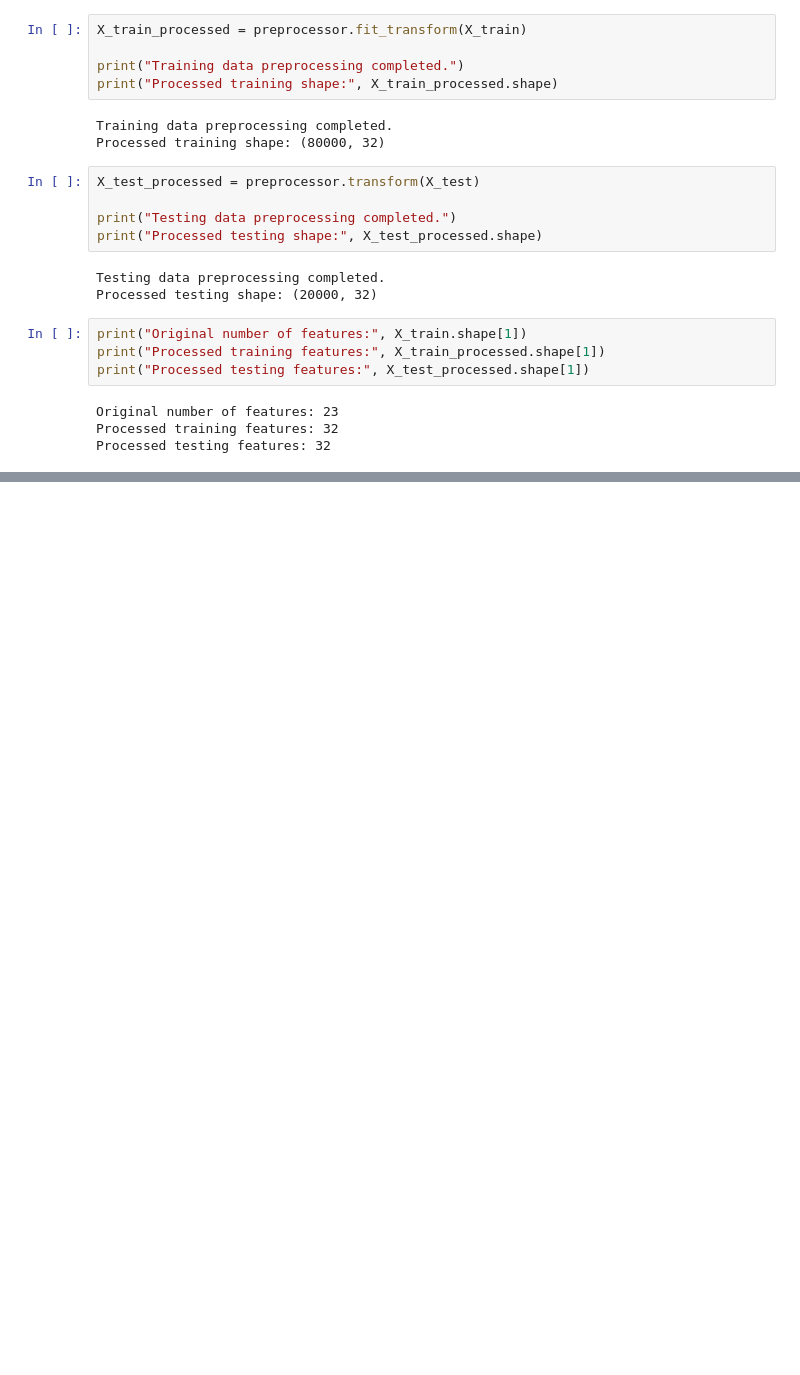
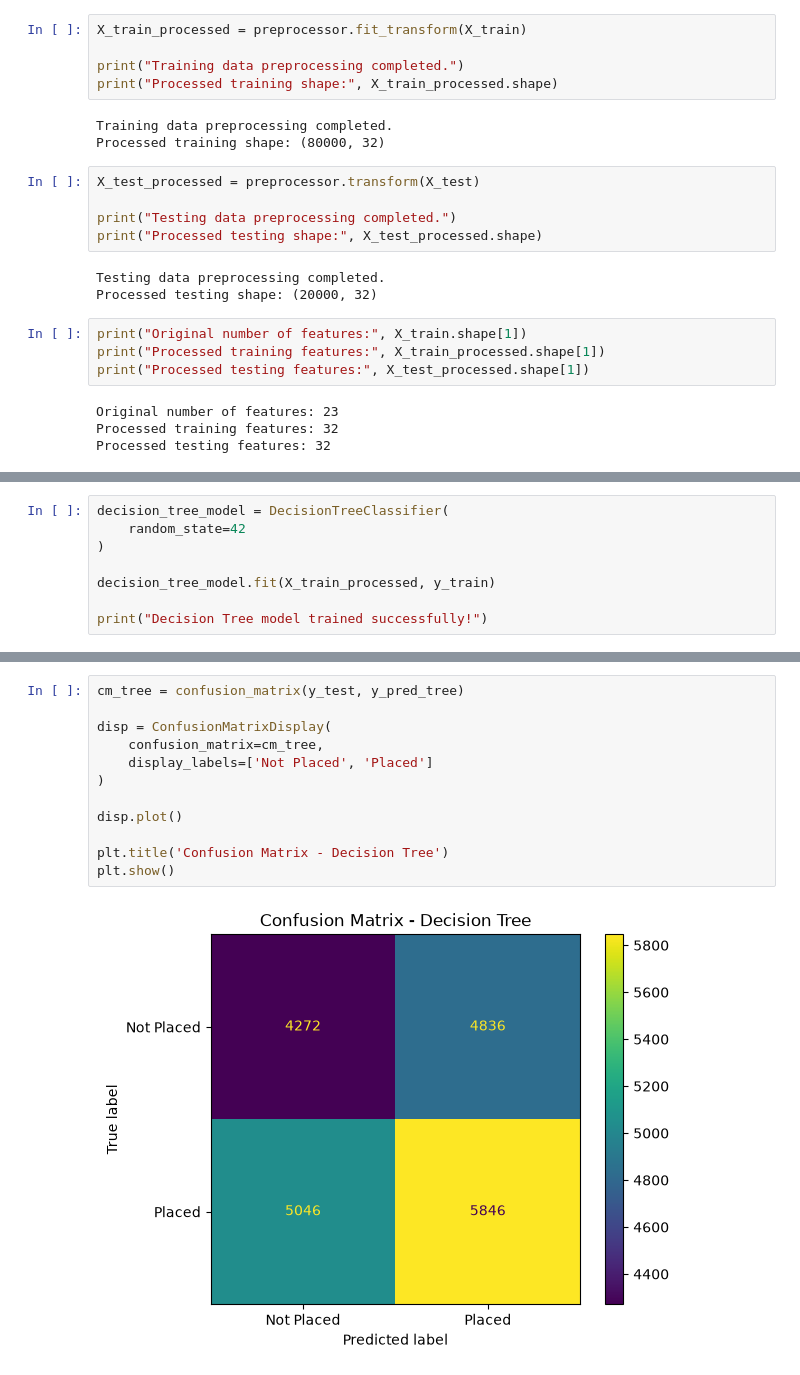
Before and after one commit to coolgeeksnippets/AI-ML-Project-Student_Placement_Prediction_System, a Jupyter notebook: notebooks/analysis.ipynb, the cells around one changed output, grey strips where cells are left out. Cells and saved outputs as stored; diff of their text form; blank space fills up the shorter version.

```diff
--- a/notebooks/analysis.ipynb
+++ b/notebooks/analysis.ipynb
@@ -842,0 +859,8 @@ Processed testing features: 32
+# %%
+decision_tree_model = DecisionTreeClassifier(
+    random_state=42
+)
+
+decision_tree_model.fit(X_train_processed, y_train)
+
+print("Decision Tree model trained successfully!")
@@ -842,0 +985,14 @@ Processed testing features: 32
+# %%
+cm_tree = confusion_matrix(y_test, y_pred_tree)
+
+disp = ConfusionMatrixDisplay(
+    confusion_matrix=cm_tree,
+    display_labels=['Not Placed', 'Placed']
+)
+
+disp.plot()
+
+plt.title('Confusion Matrix - Decision Tree')
+plt.show()
+# %% [output]
+[figure, added]
```
Also changed, not shown: parts of 16 cells of this notebook.
